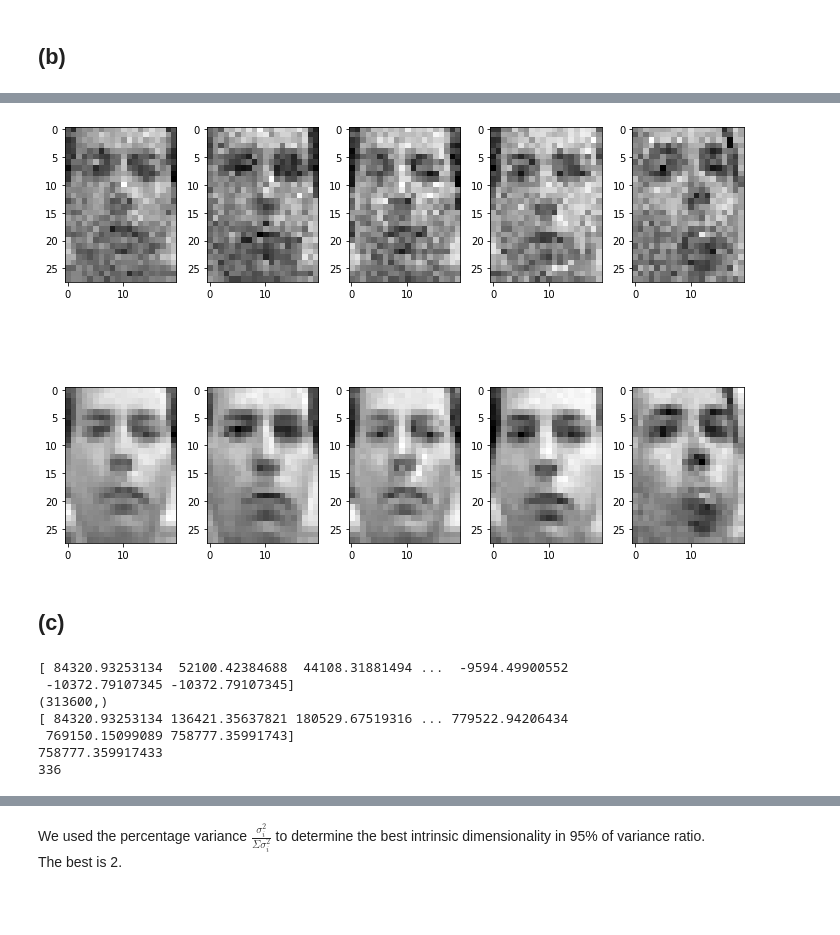
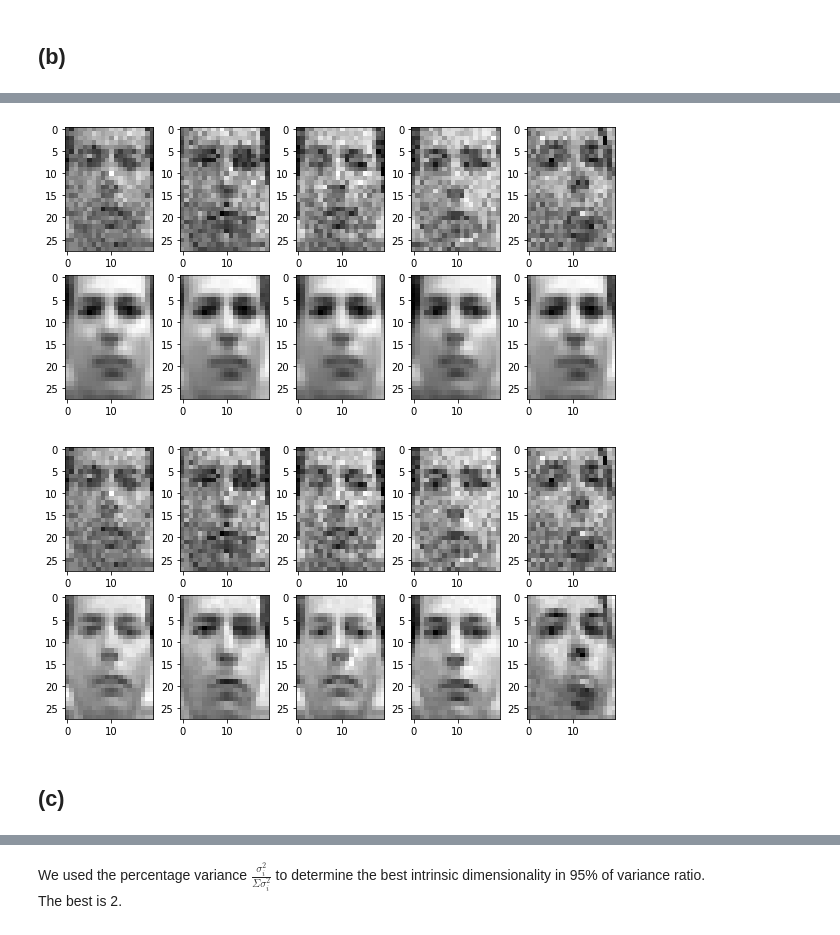
Before and after one commit to Galafala/2023-Fall-ML, a Jupyter notebook: 04Homework/ML_hw4.ipynb, the cells around one changed output, grey strips where cells are left out. Cells and saved outputs as stored; diff of their text form; code cells hidden in the pictures; blank space fills up the shorter version.

```diff
--- a/04Homework/ML_hw4.ipynb
+++ b/04Homework/ML_hw4.ipynb
@@ -165,65 +146,19 @@ plt.show()
-# %%
-plt.figure(figsize=(10, 8))
-
-k = [10, 121, 225, 318, 426]
-eigenvalues = s.copy()
-eigenvalues[30::] = 0 # 只取前30個 eigenvalue, 其他的都設為0
-pca = E.dot(eigenvalues).dot(FT)
-
-for index, image in enumerate(k, 1):
-    plt.subplot(2, 5, index)
-    plt.imshow(x[:, image].reshape(28,20), cmap='gray')
-    plt.subplot(2, 5, index+5)
-    plt.imshow(pca[:, image].reshape(28,20), cmap='gray')
-
-plt.tight_layout()
-plt.show()
-# %% [output]
-[figure, removed]
+# %%
+eigenvalues = s.copy()
+eigenvalues[2::] = 0 # 只取前2個 eigenvalue, 其他的都設為0
+pca = E.dot(eigenvalues).dot(FT)
+draw_image_plot(x, pca)
+# %% [output]
+[figure, added]
+# %%
+eigenvalues = s.copy()
+eigenvalues[30::] = 0 # 只取前30個 eigenvalue, 其他的都設為0
+pca = E.dot(eigenvalues).dot(FT)
+draw_image_plot(x, pca)
+# %% [output]
+[figure, added]
 # %% [markdown]
 ## (c)
-# %%
-PC = E.T.dot(x)
-cov = np.cov(PC)
-# eigenvalues, eigenvectors = np.linalg.eig(cov)
-cov = cov.reshape(1,-1)[0]
-cov = np.array(sorted(cov, reverse=True))
-print(cov)
-print(cov.shape)
-cum_eigenvalues = np.cumsum(cov)
-print(cum_eigenvalues)
-total = cum_eigenvalues[-1]
-print(total)
-percentage_cum_var_sum = cum_eigenvalues/total
-
-desired_variance_ratio = 0.95
-best = np.argmax(percentage_cum_var_sum>=desired_variance_ratio)+1
-
-print(best)
-
-# var_exp = np.array([(i / total)*100 for i in eigenvalues])
-# plt.figure(figsize=(10, 8))
-# plt.xlabel('Components Number')
-# plt.ylabel('Precentage of Variance')
-# plt.scatter(np.arange(var_exp.shape[0]), var_exp)
-# plt.plot(np.arange(var_exp.shape[0]), var_exp)
-# plt.show()
-
-# eigenvalues = s.copy()
-# eigenvalues = eigenvalues[:best,:best] # 只取前10個 eigenvalue, 其他的都設為0
-# print(eigenvalues.shape)
-# selected_E = E[:, :best]
-# selected_FT = FT[:best, :]
-# print(selected_E.shape, selected_FT.shape)
-# pca = selected_E.dot(eigenvalues).dot(selected_FT)
-# %% [output]
-[ 84320.93253134  52100.42384688  44108.31881494 ...  -9594.49900552
- -10372.79107345 -10372.79107345]
-(313600,)
-[ 84320.93253134 136421.35637821 180529.67519316 ... 779522.94206434
- 769150.15099089 758777.35991743]
-758777.359917433
-336
 # %%
 U, Sigma, VT = np.linalg.svd(x, full_matrices=False)
 explained_variance_ratio = (Sigma ** 2) / np.sum(Sigma ** 2)
```
Also changed, not shown: parts of 8 cells of this notebook.
